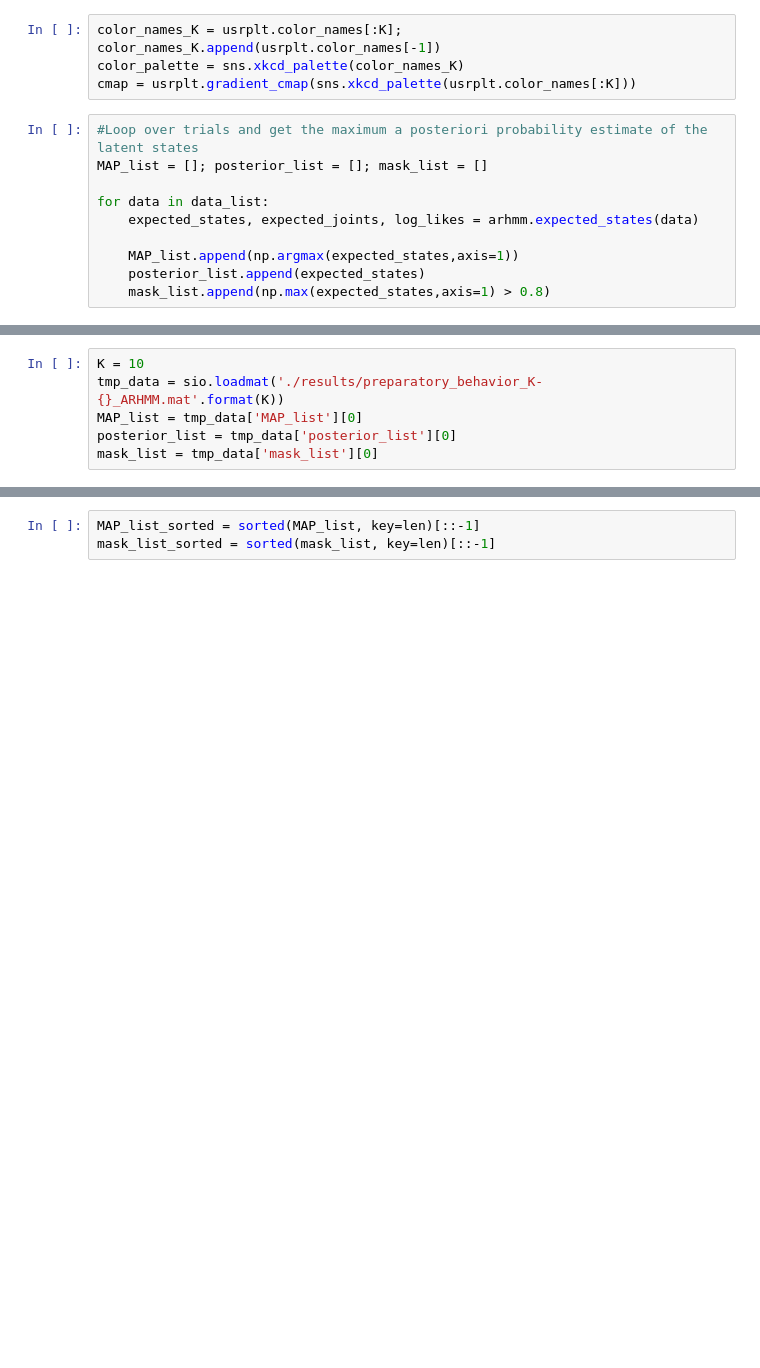
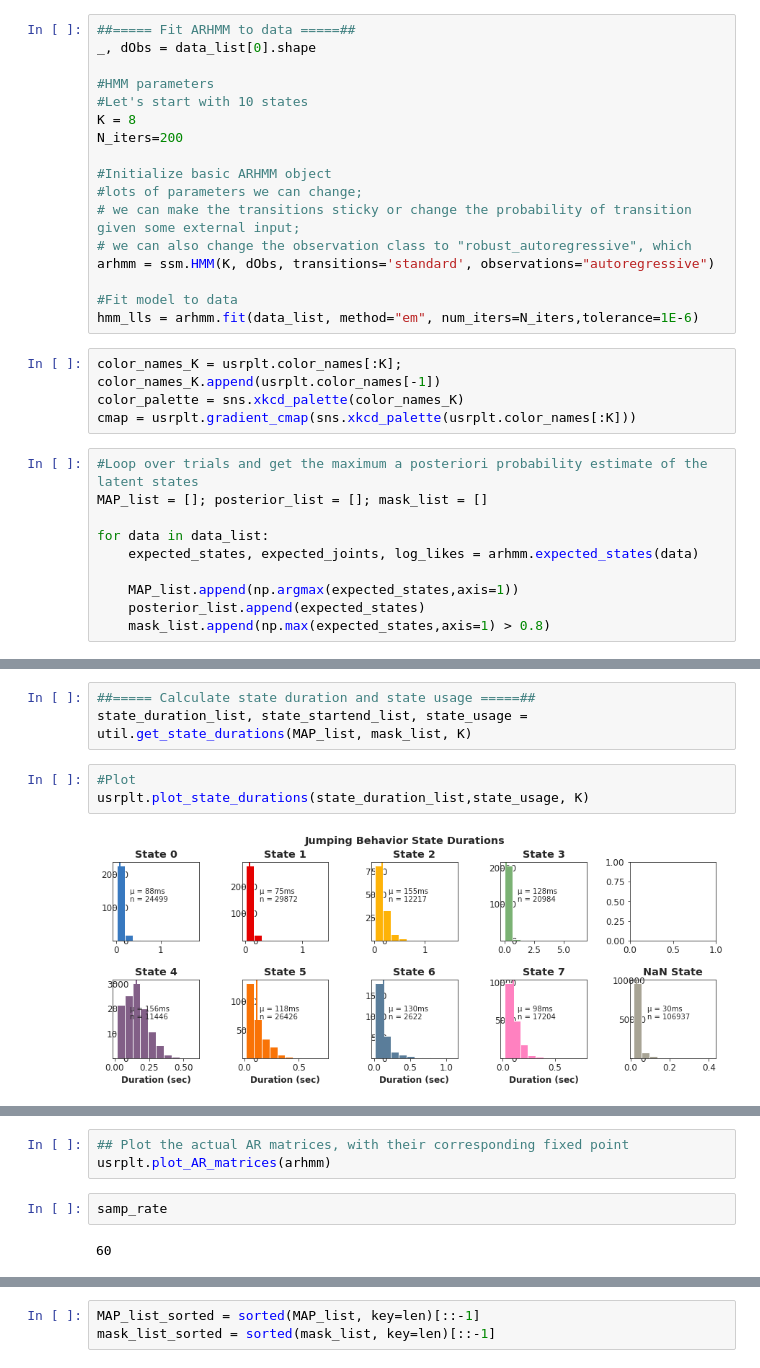
Before and after one commit to davidgwyrick/jumping_behavior, a Jupyter notebook: jumping_behavior_ssm.ipynb, the cells around one changed output, grey strips where cells are left out. Drawn from its saved outputs; the diff is of its cells as text; blank space fills up the shorter version.

```diff
--- a/jumping_behavior_ssm.ipynb
+++ b/jumping_behavior_ssm.ipynb
@@ -146,3 +117,20 @@ dir(arhmm.observations)
+# %%
+##===== Fit ARHMM to data =====##
+_, dObs = data_list[0].shape
+
+#HMM parameters
+#Let's start with 10 states
+K = 8
+N_iters=200
+
+#Initialize basic ARHMM object
+#lots of parameters we can change;
+# we can make the transitions sticky or change the probability of transition given some external input;
+# we can also change the observation class to "robust_autoregressive", which
+arhmm = ssm.HMM(K, dObs, transitions='standard', observations="autoregressive")
+
+#Fit model to data
+hmm_lls = arhmm.fit(data_list, method="em", num_iters=N_iters,tolerance=1E-6)
 # %%
 color_names_K = usrplt.color_names[:K]; color_names_K.append(usrplt.color_names[-1])
 color_palette = sns.xkcd_palette(color_names_K)
@@ -238,6 +147,0 @@ sio.savemat(fpath,{'MAP_list': MAP_list, 'posterior_list': posterior_list,'mask_
-# %%
-K = 10
-tmp_data = sio.loadmat('./results/preparatory_behavior_K-{}_ARHMM.mat'.format(K))
-MAP_list = tmp_data['MAP_list'][0]
-posterior_list = tmp_data['posterior_list'][0]
-mask_list = tmp_data['mask_list'][0]
@@ -426,0 +176,8 @@ sns.heatmap(transition_matrix,square=True,cbar_kws={'shrink':0.5})
+# %%
+##===== Calculate state duration and state usage =====##
+state_duration_list, state_startend_list, state_usage = util.get_state_durations(MAP_list, mask_list, K)
+# %%
+#Plot
+usrplt.plot_state_durations(state_duration_list,state_usage, K)
+# %% [output]
+[figure, added]
@@ -426,0 +185,7 @@ sns.heatmap(transition_matrix,square=True,cbar_kws={'shrink':0.5})
+# %%
+## Plot the actual AR matrices, with their corresponding fixed point
+usrplt.plot_AR_matrices(arhmm)
+# %%
+samp_rate
+# %% [output]
+60
```
Also changed, not shown: parts of 56 cells of this notebook, 6 other files.
